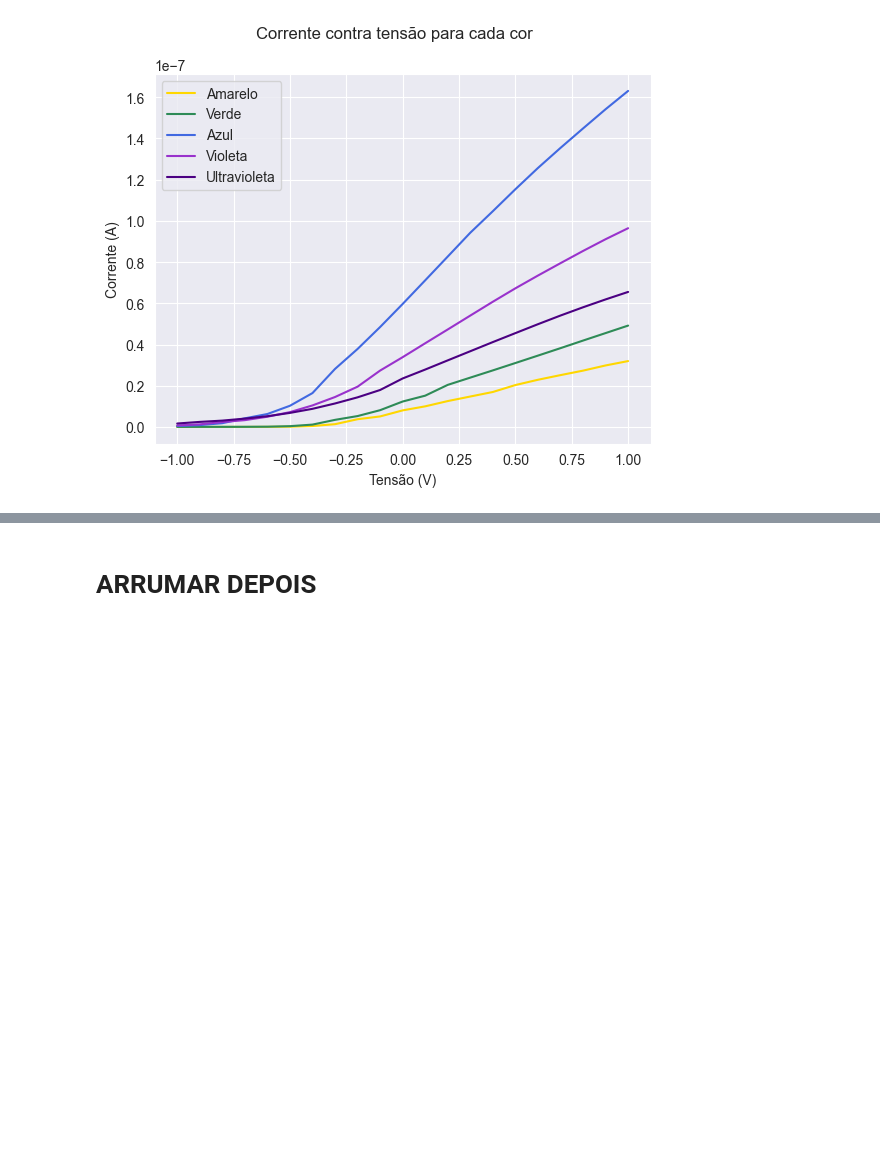
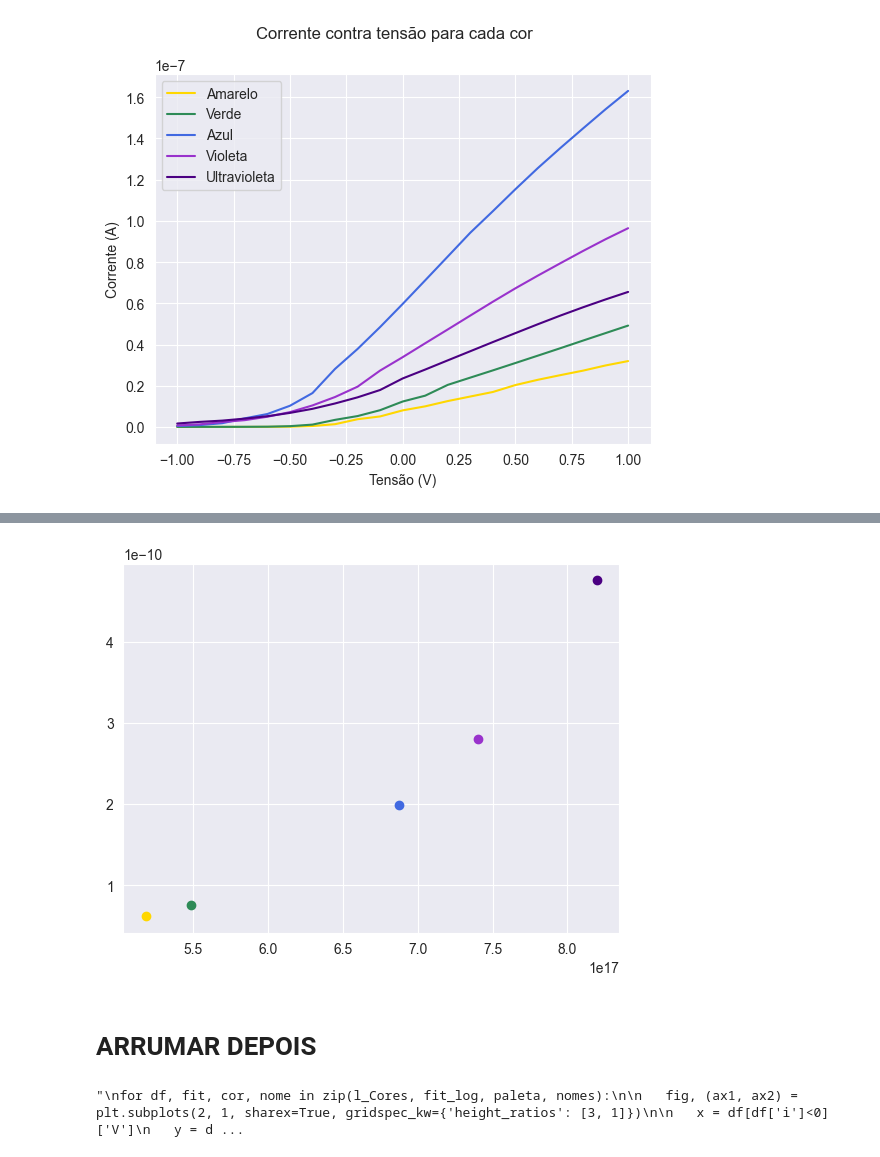
Before and after one commit to desenfados-digitais/lab_V, a Jupyter notebook: Exp1/analise.ipynb, the cells around one changed output, grey strips where cells are left out. Cells and saved outputs as stored; diff of their text form; code cells hidden in the pictures; blank space fills up the shorter version.

```diff
--- a/Exp1/analise.ipynb
+++ b/Exp1/analise.ipynb
@@ -139,8 +139,8 @@ fit_log = []
 cov_log = []
 
 for cor in l_Cores:
-    fit1, cov1 = scp.curve_fit(lfunc, cor[cor['i']<0]['V'], cor[cor['i']<0]['i'], sigma=cor[cor['i']<0]['si']**2, absolute_sigma=True)
-    fit2, cov2 = scp.curve_fit(logfunc, cor[cor['i']<0]['V'], np.log(abs(cor[cor['i']<0]['i'])), sigma=cor[cor['i']<0]['si']**2, absolute_sigma=True)
+    fit1, cov1 = scp.curve_fit(lfunc, cor[cor['i']<0]['V'], cor[cor['i']<0]['i'], sigma=cor[cor['i']<0]['si'], absolute_sigma=True)
+    fit2, cov2 = scp.curve_fit(logfunc, cor[cor['i']<0]['V'], np.log(abs(cor[cor['i']<0]['i'])), sigma=cor[cor['i']<0]['si'], absolute_sigma=True)
 
     fit_linear.append(fit1)
     cov_linear.append(cov1)
@@ -190,7 +190,7 @@ for df, fit, cor, nome in zip(l_Cores, fit_linear, paleta, nomes):
    plt.xlabel('Tensão (V)')
    ax1.set_ylabel('Corrente (A)')
    ax2.set_ylabel('Resíduos')
-   plt.suptitle(f'Corrente por tensão quando $i<0$, para o {nome}')
+   plt.suptitle(f'Corrente por tensão quando $i<0$, para o {nome.lower()}')
 
 
    plt.savefig(f'plots/ajustes_linear/{nome}_linear.png')
@@ -325,6 +376,27 @@ plt.show()
+# %%
+l_V01 = []
+l_V02 = []
+
+for fit1, fit2 in zip(fit_superior, fit_inferior):
+
+    V01 = lfunc(0, *fit1)
+    V02 = lfunc(0, *fit2)
+
+    l_V01.append(V01)
+    l_V02.append(V02)
+# %%
+fitV01, covV01 = scp.curve_fit(lfunc, freqs, l_V01)
+fitV02, covV02 = scp.curve_fit(lfunc, freqs, l_V02)
+
+for V01, V02, freq, cor, nome in zip(l_V01, l_V02, freqs, paleta, nomes):
+    plt.scatter(freq, V01, color=cor, label=f'nome')
+    plt.scatter(freq, V02, color=cor, label=f'nome')
+# %% [output]
+[figure, added]
 # %% [markdown]
 # ARRUMAR DEPOIS
 # %%
+'''
 for df, fit, cor, nome in zip(l_Cores, fit_log, paleta, nomes):
 
    fig, (ax1, ax2) = plt.subplots(2, 1, sharex=True, gridspec_kw={'height_ratios': [3, 1]})
@@ -371,3 +443,6 @@ for df, fit, cor, nome in zip(l_Cores, fit_log, paleta, nomes):
    plt.savefig(f'plots/ajustes_log/{nome}_log.png')
 
    plt.show()
+'''
+# %% [output]
+"\nfor df, fit, cor, nome in zip(l_Cores, fit_log, paleta, nomes):\n\n   fig, (ax1, ax2) = plt.subplots(2, 1, sharex=True, gridspec_kw={'height_ratios': [3, 1]})\n\n   x = df[df['i']<0]['V']\n   y = d ...
```
Also changed, not shown: parts of 3 cells of this notebook, 16 other files.
